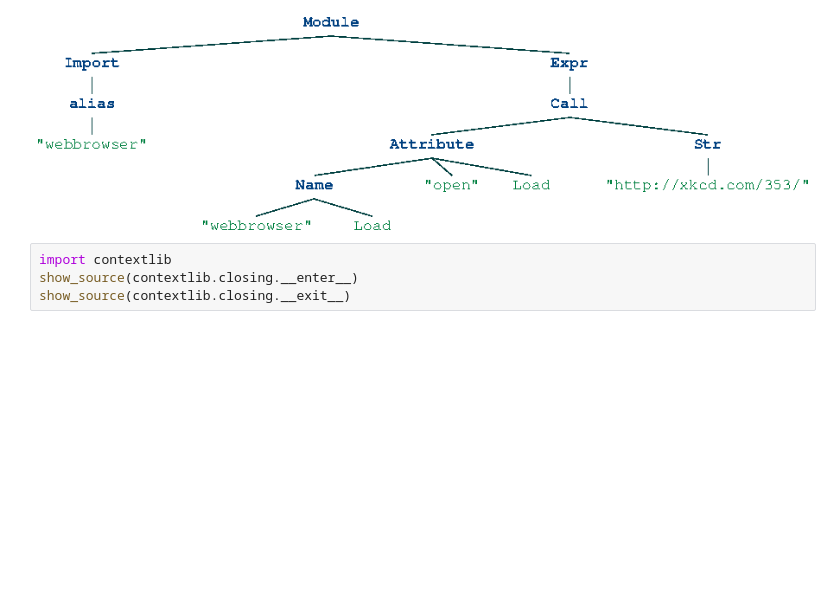
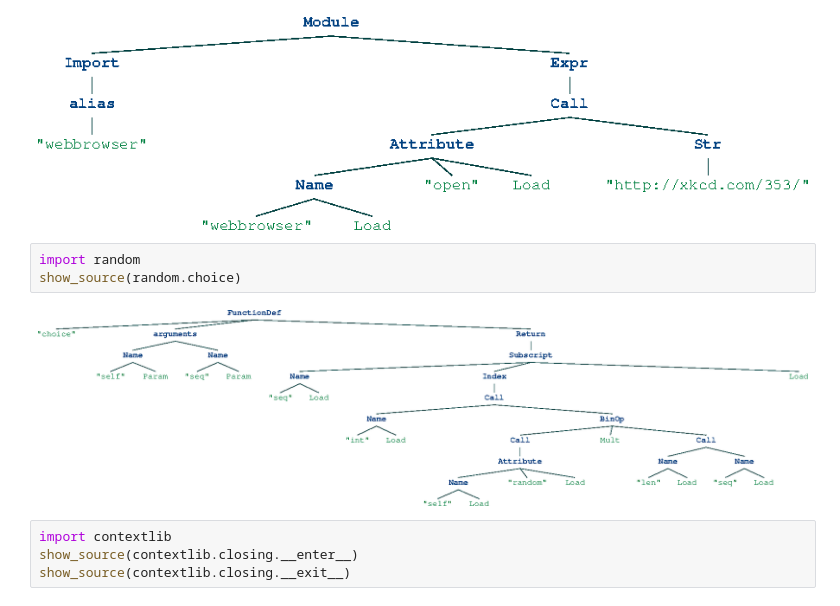
Before and after one commit to hchasestevens/show_ast, a Jupyter notebook: Example.ipynb, the cells around one changed output. Drawn from its saved outputs; the diff is of its cells as text; blank space fills up the shorter version.

```diff
--- a/Example.ipynb
+++ b/Example.ipynb
@@ -52,6 +52,11 @@ import antigravity
 show_source(antigravity)
 # %% [output]
 [figure]
+# %%
+import random
+show_source(random.choice)
+# %% [output]
+[figure, added]
 # %%
 import contextlib
 show_source(contextlib.closing.__enter__)
```
Also changed, not shown: 2 other files.
